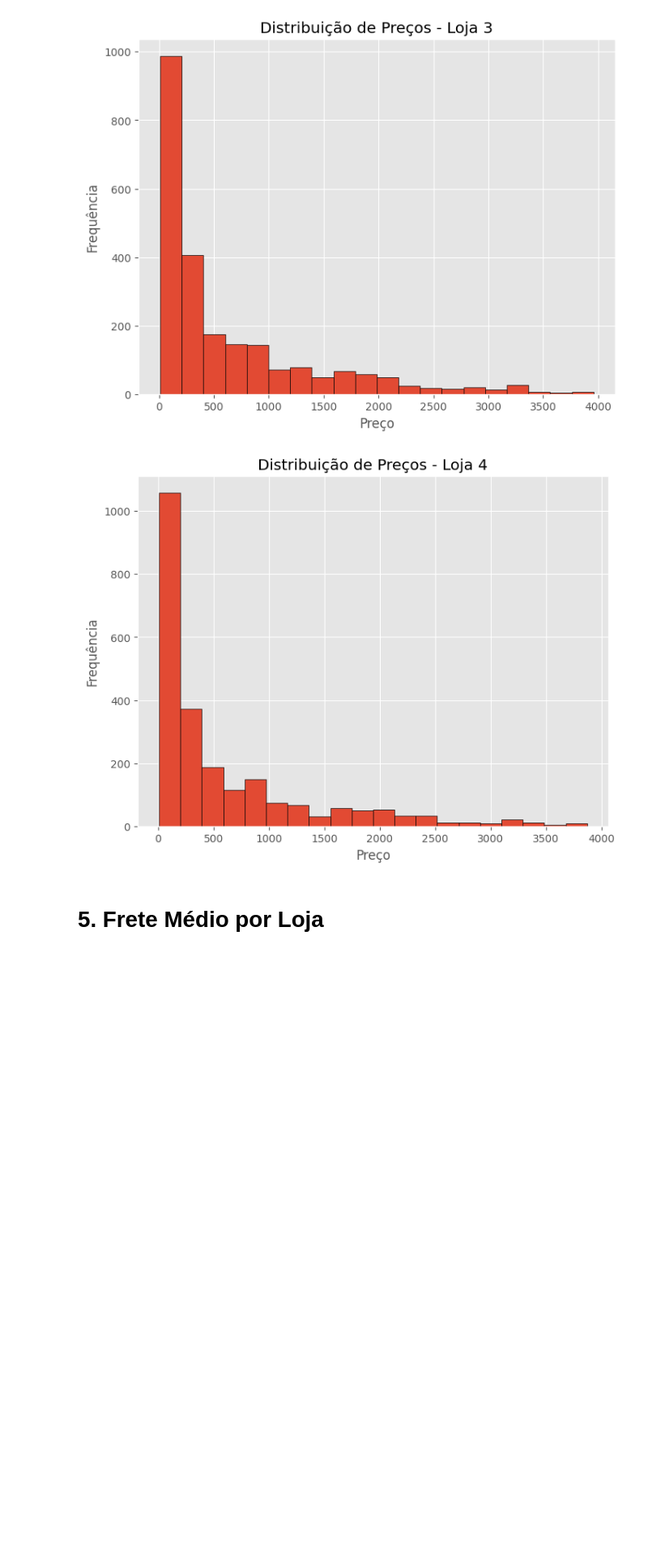
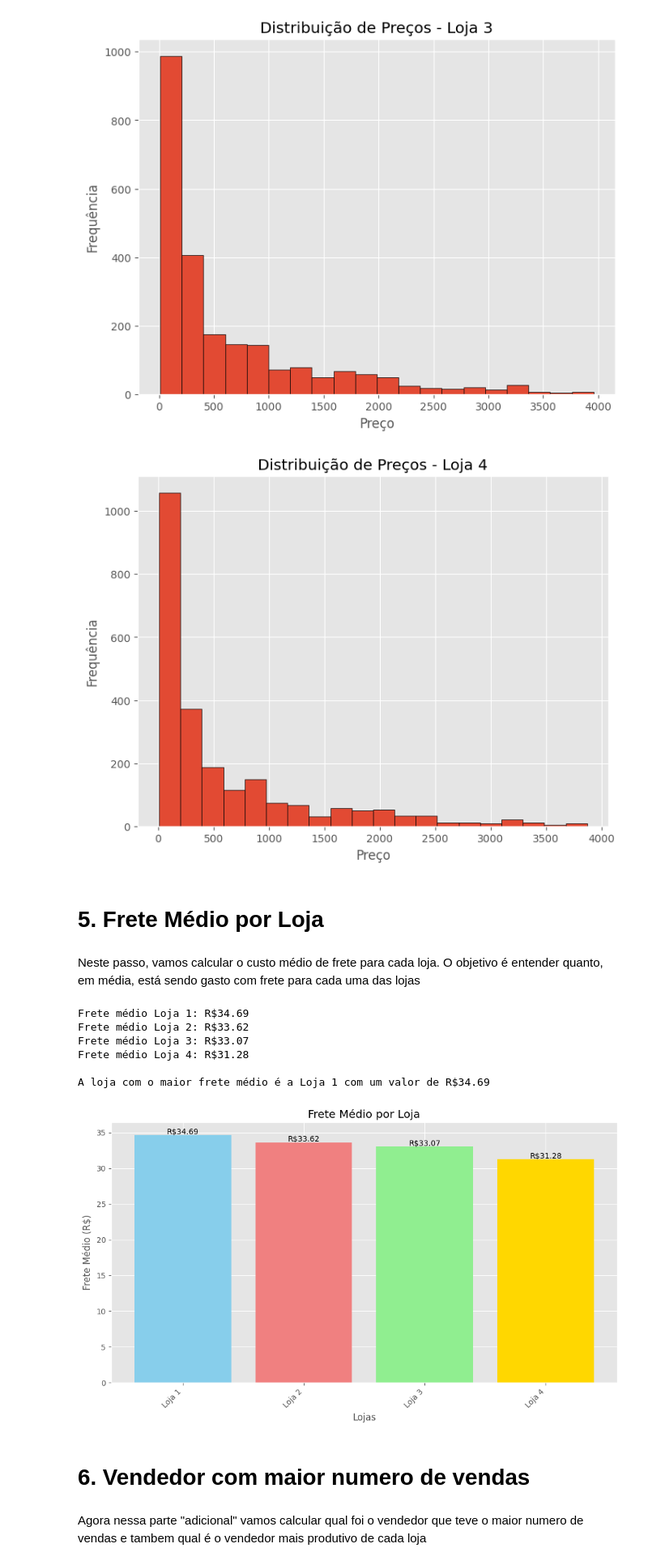
Before and after one commit to Matheusisa/AluraStore_Desafio, a Jupyter notebook: AluraStoreBr.ipynb, the cells around one changed output. Shown at 81% size. Cells and saved outputs as stored; diff of their text form; code cells hidden in the pictures; blank space fills up the shorter version.

```diff
--- a/AluraStoreBr.ipynb
+++ b/AluraStoreBr.ipynb
@@ -474,3 +474,61 @@ Correlação entre preço e avaliação na Loja 4: -0.02
 [figure]
 # %% [markdown]
 # 5. Frete Médio por Loja
+# %% [markdown]
+Neste passo, vamos calcular o custo médio de frete para cada loja. O objetivo é entender quanto, em média, está sendo gasto com frete para cada uma das lojas
+# %%
+# prompt: Neste passo, vamos calcular o custo médio de frete para cada loja. O objetivo é entender quanto, em média, está sendo gasto com frete para cada uma das lojas. Vou usar a coluna "Frete"
+
+# Calculando o frete médio para cada loja
+frete_medio_loja1 = loja['Frete'].mean()
+frete_medio_loja2 = loja2['Frete'].mean()
+frete_medio_loja3 = loja3['Frete'].mean()
+frete_medio_loja4 = loja4['Frete'].mean()
+
+print(f"Frete médio Loja 1: R${frete_medio_loja1:,.2f}")
+print(f"Frete médio Loja 2: R${frete_medio_loja2:,.2f}")
+print(f"Frete médio Loja 3: R${frete_medio_loja3:,.2f}")
+print(f"Frete médio Loja 4: R${frete_medio_loja4:,.2f}")
+
+# Criando um dicionário com os fretes médios
+fretes_medios = {
+    "Loja 1": frete_medio_loja1,
+    "Loja 2": frete_medio_loja2,
+    "Loja 3": frete_medio_loja3,
+    "Loja 4": frete_medio_loja4
+}
+
+# Encontrando a loja com o maior frete médio
+loja_maior_frete = max(fretes_medios, key=fretes_medios.get)
+maior_frete = fretes_medios[loja_maior_frete]
+
+print(f"\nA loja com o maior frete médio é a {loja_maior_frete} com um valor de R${maior_frete:,.2f}")
+
+
+# Gráfico de barras para visualizar os fretes médios
+plt.figure(figsize=(10, 6))
+plt.bar(fretes_medios.keys(), fretes_medios.values(), color=['skyblue', 'lightcoral', 'lightgreen', 'gold'])
+plt.xlabel("Lojas")
+plt.ylabel("Frete Médio (R$)")
+plt.title("Frete Médio por Loja")
+plt.xticks(rotation=45, ha='right')
+
+# Adicionando valores acima das barras
+for i, v in enumerate(fretes_medios.values()):
+    plt.text(i, v + 0.1, f"R${v:,.2f}", ha='center', fontsize=10)
+
+plt.tight_layout()
+plt.show()
+# %% [output]
+Frete médio Loja 1: R$34.69
+Frete médio Loja 2: R$33.62
+Frete médio Loja 3: R$33.07
+Frete médio Loja 4: R$31.28
+
+A loja com o maior frete médio é a Loja 1 com um valor de R$34.69
+[figure, added]
+# %% [markdown]
+
+# 6. Vendedor com maior numero de vendas
+# %% [markdown]
+Agora nessa parte "adicional" vamos calcular qual foi o vendedor que teve o maior numero de vendas e tambem qual é o vendedor mais produtivo de cada loja
```
Also changed, not shown: parts of 1 cell of this notebook.
